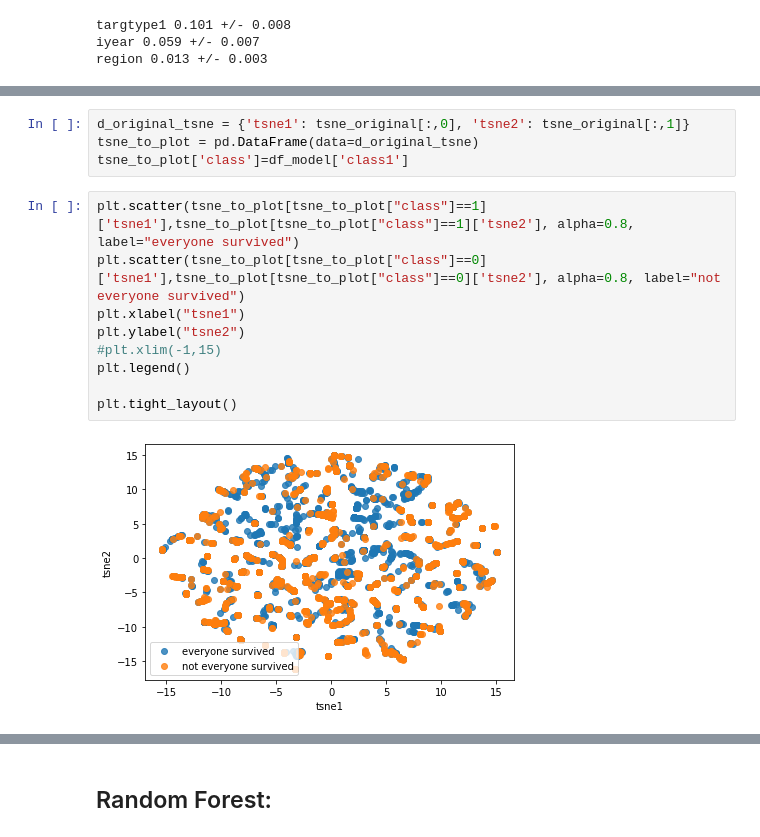
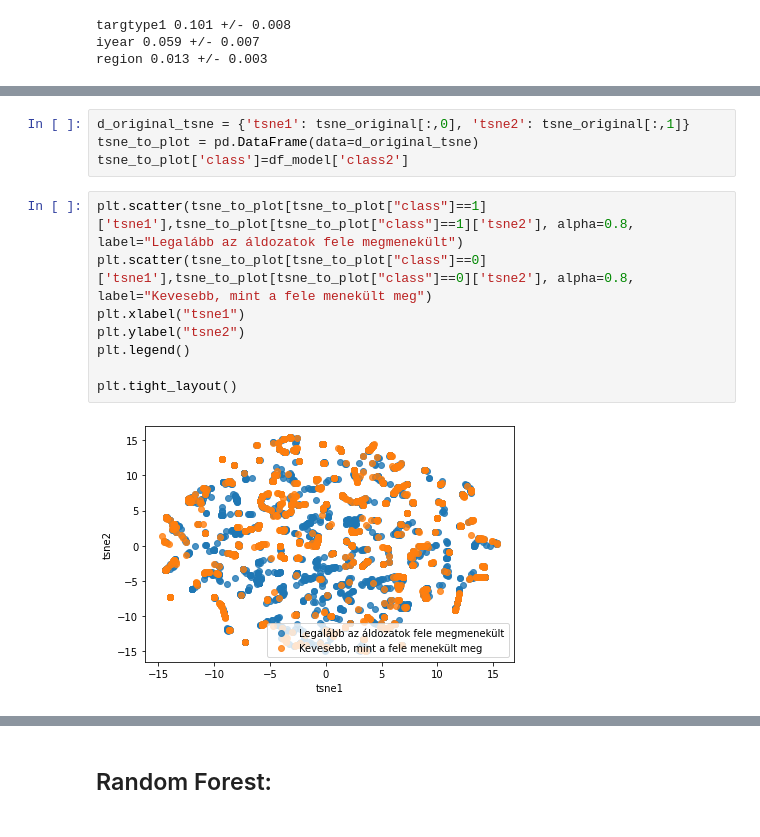
Before and after one commit to polyake/bigdata_hf_2022, a Jupyter notebook: BigDataHF_modelling.ipynb, the cells around one changed output, grey strips where cells are left out. Drawn from its saved outputs; the diff is of its cells as text.

```diff
--- a/BigDataHF_modelling.ipynb
+++ b/BigDataHF_modelling.ipynb
@@ -655,15 +680,14 @@ tsne_original = tsne.fit_transform(features)
 # %%
 d_original_tsne = {'tsne1': tsne_original[:,0], 'tsne2': tsne_original[:,1]}
 tsne_to_plot = pd.DataFrame(data=d_original_tsne)
-tsne_to_plot['class']=df_model['class1']
+tsne_to_plot['class']=df_model['class2']
 # %%
-plt.scatter(tsne_to_plot[tsne_to_plot["class"]==1]['tsne1'],tsne_to_plot[tsne_to_plot["class"]==1]['tsne2'], alpha=0.8, label="everyone survived")
-plt.scatter(tsne_to_plot[tsne_to_plot["class"]==0]['tsne1'],tsne_to_plot[tsne_to_plot["class"]==0]['tsne2'], alpha=0.8, label="not everyone survived")
+plt.scatter(tsne_to_plot[tsne_to_plot["class"]==1]['tsne1'],tsne_to_plot[tsne_to_plot["class"]==1]['tsne2'], alpha=0.8, label="Legalább az áldozatok fele megmenekült")
+plt.scatter(tsne_to_plot[tsne_to_plot["class"]==0]['tsne1'],tsne_to_plot[tsne_to_plot["class"]==0]['tsne2'], alpha=0.8, label="Kevesebb, mint a fele menekült meg")
 plt.xlabel("tsne1")
 plt.ylabel("tsne2")
-#plt.xlim(-1,15)
 plt.legend()
 
 plt.tight_layout()
 # %% [output]
-[figure, old version]
+[figure, new version]
```
Also changed, not shown: parts of 48 cells of this notebook.
